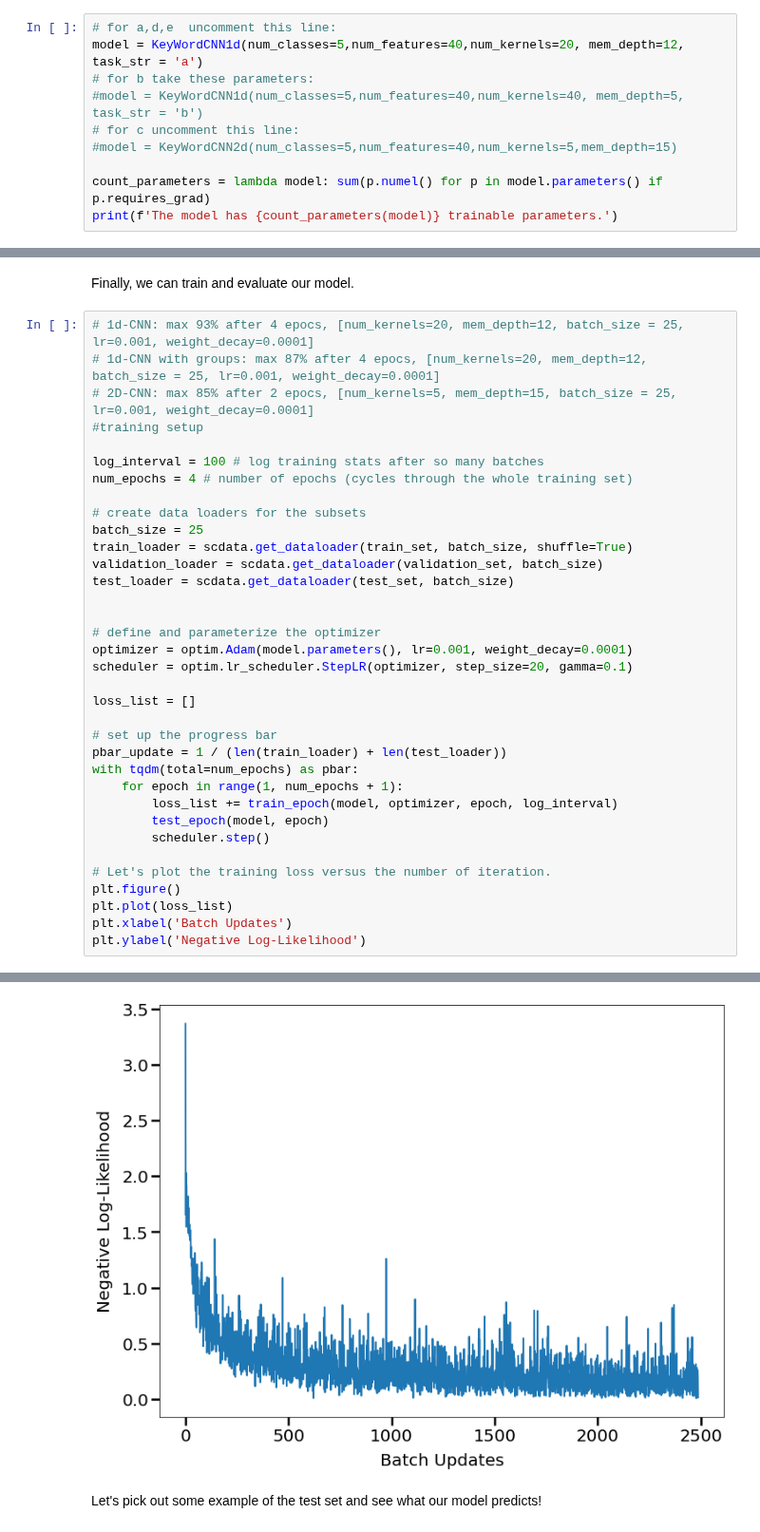
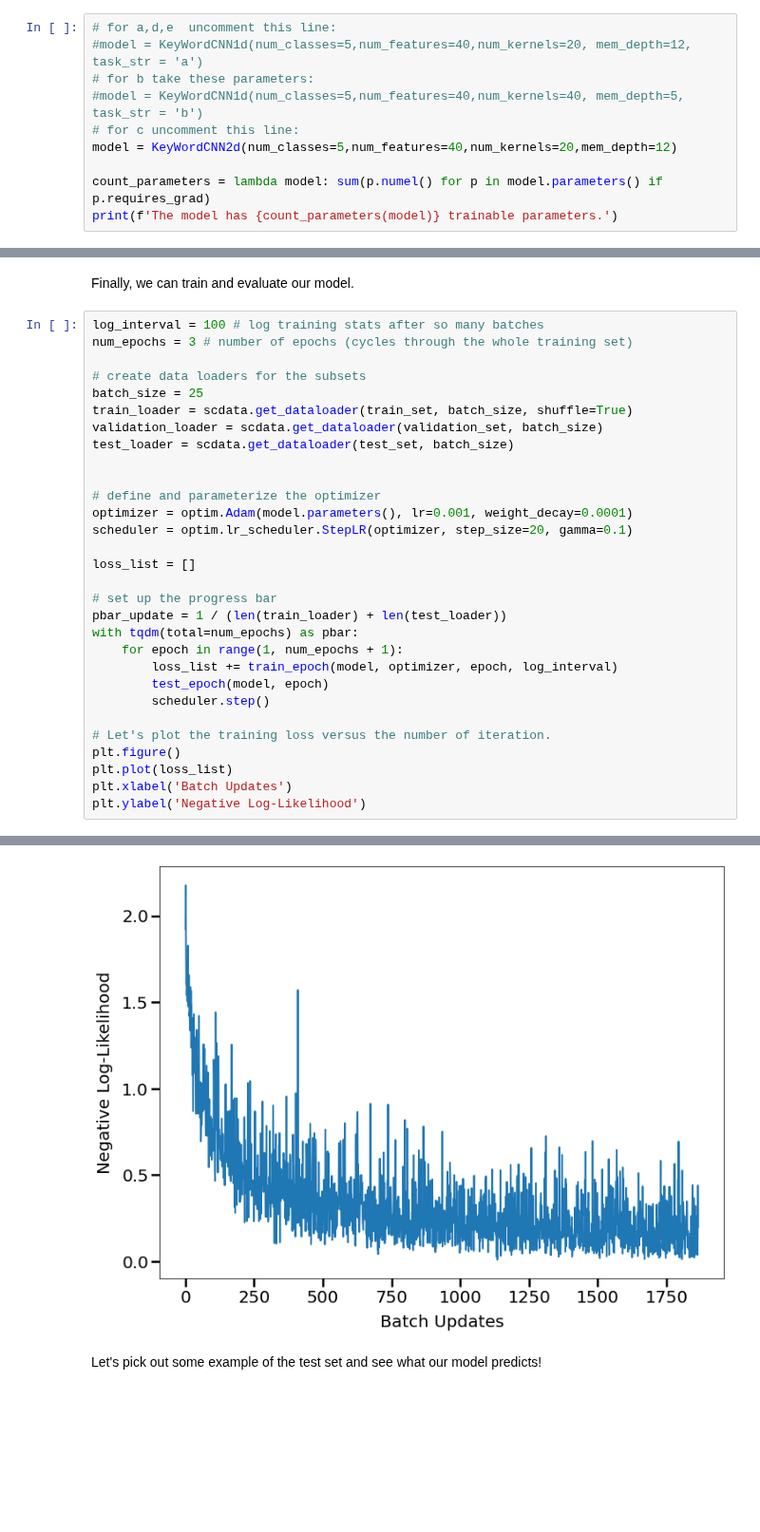
Before and after one commit to FelixSto/NSP_Assignments, a Jupyter notebook: notebooks/assignments/2-2-keyword-recognition.ipynb, the cells around one changed output, grey strips where cells are left out. Shown at 95% size. Drawn from its saved outputs; the diff is of its cells as text; blank space fills up the shorter version.

```diff
--- a/notebooks/assignments/2-2-keyword-recognition.ipynb
+++ b/notebooks/assignments/2-2-keyword-recognition.ipynb
@@ -94,11 +94,11 @@ Mapping from index to label: go
 Below we define our model and see how many parameters it has.
 # %%
 # for a,d,e  uncomment this line:
-model = KeyWordCNN1d(num_classes=5,num_features=40,num_kernels=20, mem_depth=12, task_str = 'a')
+#model = KeyWordCNN1d(num_classes=5,num_features=40,num_kernels=20, mem_depth=12, task_str = 'a')
 # for b take these parameters:
 #model = KeyWordCNN1d(num_classes=5,num_features=40,num_kernels=40, mem_depth=5, task_str = 'b')
 # for c uncomment this line:
-#model = KeyWordCNN2d(num_classes=5,num_features=40,num_kernels=5,mem_depth=15)
+model = KeyWordCNN2d(num_classes=5,num_features=40,num_kernels=20,mem_depth=12)
 
 count_parameters = lambda model: sum(p.numel() for p in model.parameters() if p.requires_grad)
 print(f'The model has {count_parameters(model)} trainable parameters.')
@@ -160,13 +159,8 @@ def test_epoch(model, epoch):
 # %% [markdown]
 Finally, we can train and evaluate our model.
 # %%
-# 1d-CNN: max 93% after 4 epocs, [num_kernels=20, mem_depth=12, batch_size = 25, lr=0.001, weight_decay=0.0001]
-# 1d-CNN with groups: max 87% after 4 epocs, [num_kernels=20, mem_depth=12, batch_size = 25, lr=0.001, weight_decay=0.0001]
-# 2D-CNN: max 85% after 2 epocs, [num_kernels=5, mem_depth=15, batch_size = 25, lr=0.001, weight_decay=0.0001]
-#training setup
-
 log_interval = 100 # log training stats after so many batches
-num_epochs = 4 # number of epochs (cycles through the whole training set)
+num_epochs = 3 # number of epochs (cycles through the whole training set)
 
 # create data loaders for the subsets
 batch_size = 25
@@ -215,5 +209,5 @@ Test Epoch: 4   Accuracy: 1918/2037 (94%)
 Text(0, 0.5, 'Negative Log-Likelihood')
-[figure, old version]
+[figure, new version]
 # %% [markdown]
 Let's pick out some example of the test set and see what our model predicts!
 # %%
```
Also changed, not shown: parts of 4 cells of this notebook.
